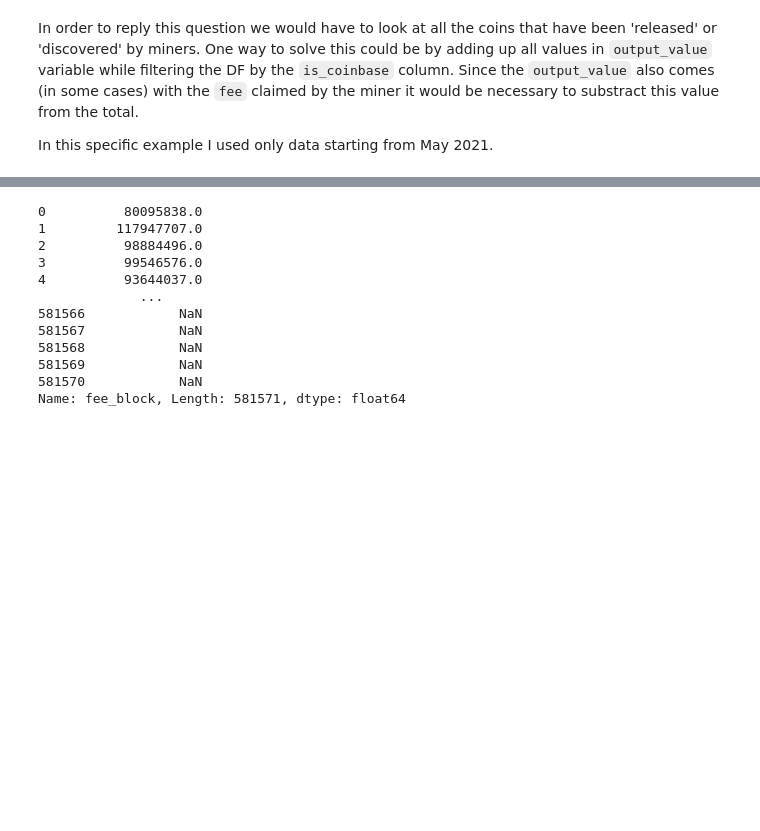
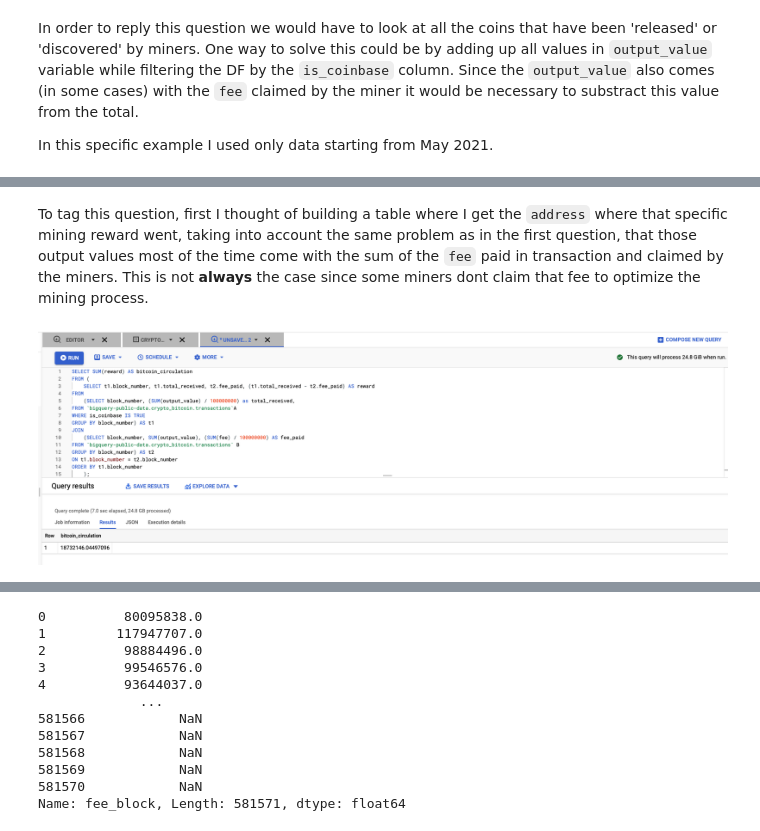
Before and after one commit to CommanderPoe/gn-challenge, a Jupyter notebook: challenge.ipynb, the cells around one changed output, grey strips where cells are left out. Cells and saved outputs as stored; diff of their text form; code cells hidden in the pictures; blank space fills up the shorter version.

```diff
--- a/challenge.ipynb
+++ b/challenge.ipynb
@@ -66,0 +106,2 @@ In this specific example I used only data starting from May 2021.
+# %% [markdown]
+To tag this question, first I thought of building a table where I get the `address` where that specific mining reward went, taking into account the same problem as in the first question, that those output values most of the time come with the sum of the `fee` paid in transaction and claimed by the miners. This is not __always__ the case since some miners dont claim that fee to optimize the mining process.
@@ -66,0 +122,4 @@ In this specific example I used only data starting from May 2021.
+# %%
+Image(filename='Q1.1.png')
+# %% [output]
+[figure, added]
```
Also changed, not shown: parts of 15 cells of this notebook, 3 other files.
